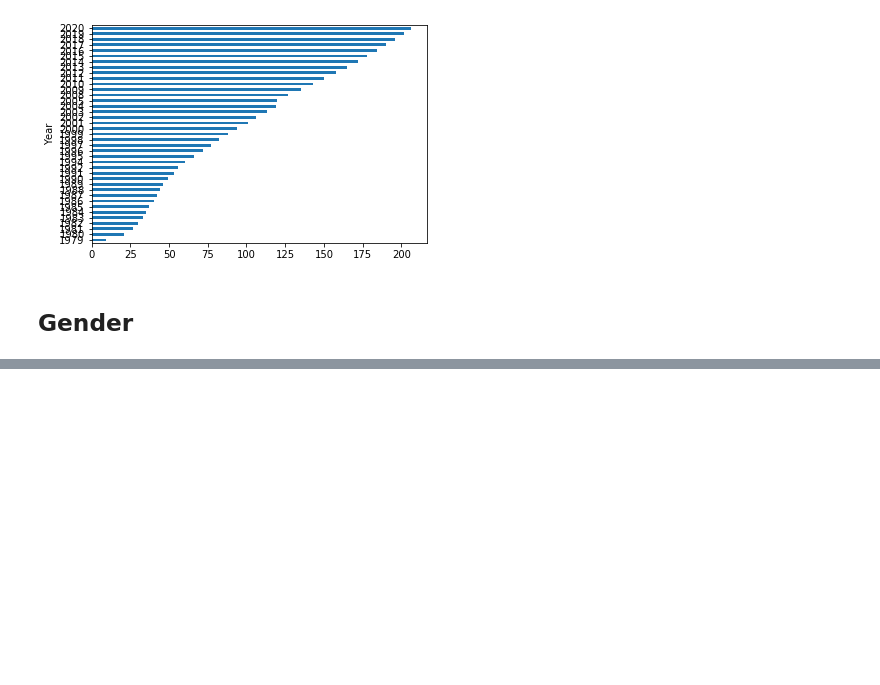
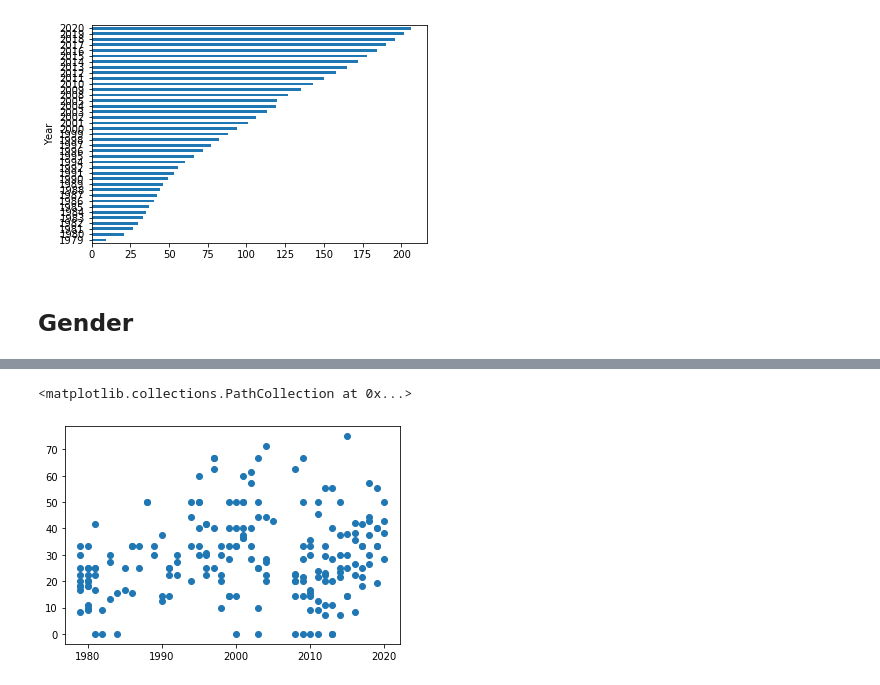
Before and after one commit to Lisa-Ho/three-investigators, a Jupyter notebook: notebooks/three-investigators-part-II.ipynb, the cells around one changed output, grey strips where cells are left out. Cells and saved outputs as stored; diff of their text form; code cells hidden in the pictures; blank space fills up the shorter version.

```diff
--- a/notebooks/three-investigators-part-II.ipynb
+++ b/notebooks/three-investigators-part-II.ipynb
@@ -253,0 +241,8 @@ gender_balance.set_index("ID")["female_ratio"].plot(kind='bar')
+# %%
+x = meta["year"]
+y = meta["female_side_actors_ratio"]
+
+plt.scatter(x, y)
+# %% [output]
+<matplotlib.collections.PathCollection at 0x...>
+[figure, added]
```
Also changed, not shown: parts of 26 cells of this notebook.
